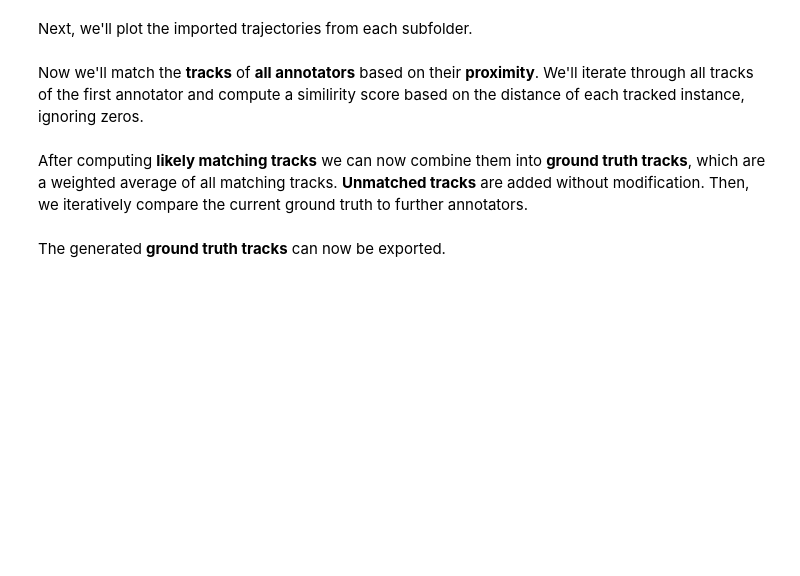
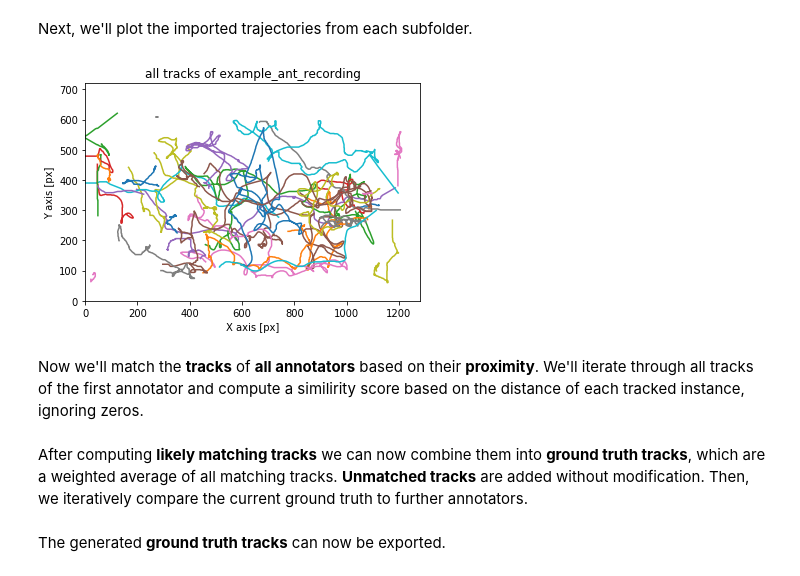
Before and after one commit to FabianPlum/OmniTrax, a Jupyter notebook: example_scripts/Tracking_Dataset_Processing.ipynb, the cells around one changed output. Drawn from its saved outputs; the diff is of its cells as text; code cells hidden in the pictures; blank space fills up the shorter version.

Commit message:
Updated example processing scripts to output correct file titles of exported plots

```diff
--- a/example_scripts/Tracking_Dataset_Processing.ipynb
+++ b/example_scripts/Tracking_Dataset_Processing.ipynb
@@ -55,28 +73,30 @@ Next, we'll plot the imported trajectories from each subfolder.
 # %%
 # get the resolution of the video file to automatically adjust the axis limits of the plot
 resolution = [int(cap.get(cv2.CAP_PROP_FRAME_WIDTH)), int(cap.get(cv2.CAP_PROP_FRAME_HEIGHT))]
 
-def plot_tracks(tracks, title=""):
+def plot_tracks(tracks, title="", video="."):
     # replace all zeros with None before plotting
     tracks = tracks.astype(float)
     tracks[tracks == 0] = None
 
     for track in range(int((tracks.shape[-1] - 1) / 2)):
         plt.plot(tracks[:tracked_frames,int(track*2 + 1)],tracks[:tracked_frames,int(track*2 + 2)])
 
         plt.title(title)
         plt.xlabel("X axis [px]")
         plt.ylabel("Y axis [px]")
         plt.xlim(0,resolution[0])
         plt.ylim(0,resolution[1])
 
-    plt.savefig(video.split(".")[0] + "_all_tracks.svg")
+    plt.savefig(video.split("/")[-1][:-4] + "_all_tracks.svg")
     plt.show()
 
 # plot all tracks
 for count, annotator in enumerate(tracks):
     num_tracks = int((annotator.shape[-1] - 1)/2)
-    plot_tracks(tracks=annotator,title="all tracks of " + export_paths[count])
+    plot_tracks(tracks=annotator,title="all tracks of " + export_paths[count], video=video)
+# %% [output]
+[figure, added]
 # %% [markdown]
 Now we'll match the **tracks** of **all annotators** based on their **proximity**. We'll iterate through all tracks of the first annotator and compute a similirity score based on the distance of each tracked instance, ignoring zeros.
 # %%
```
Also changed, not shown: parts of 4 cells of this notebook, 4 other files.
